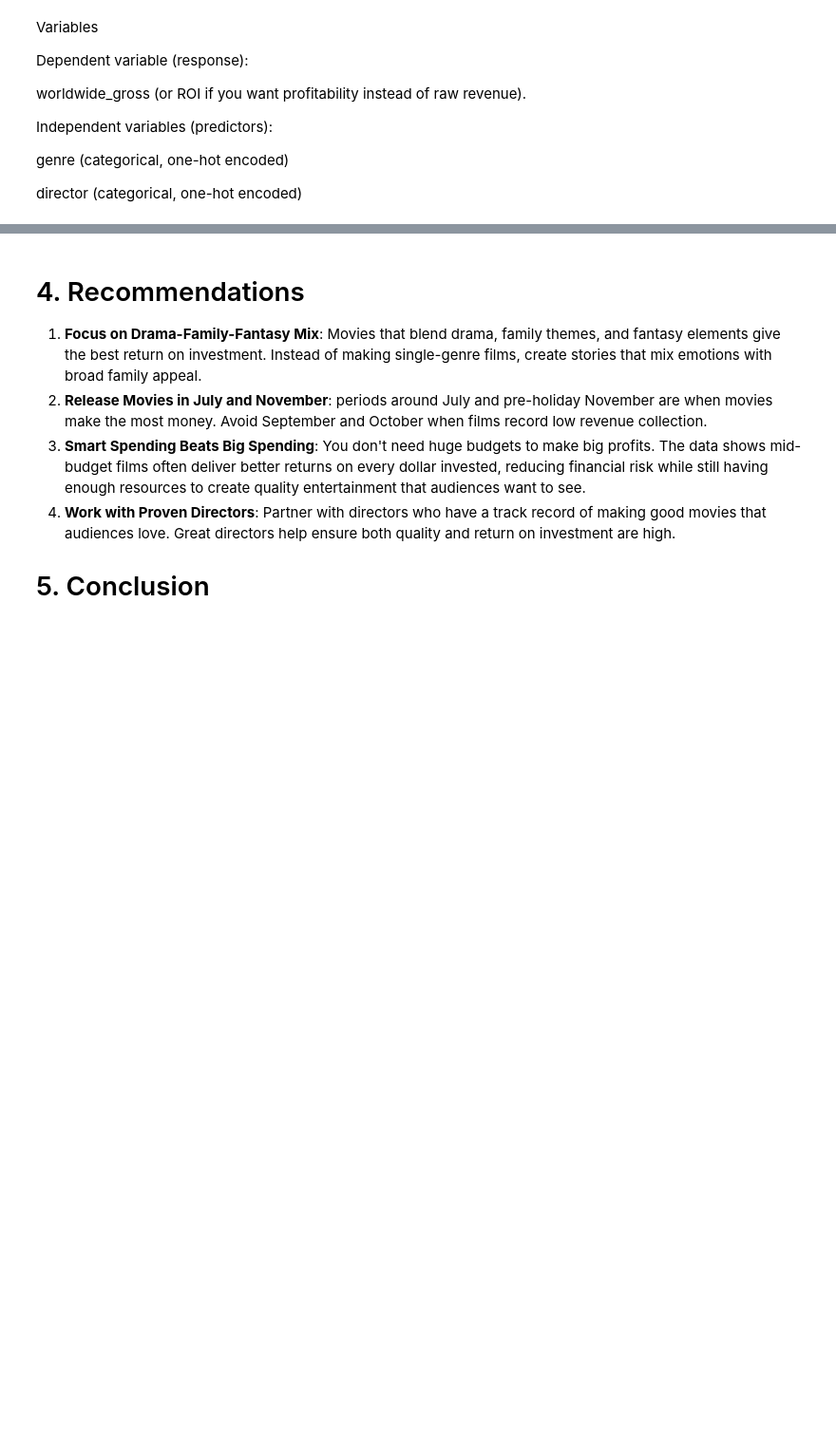
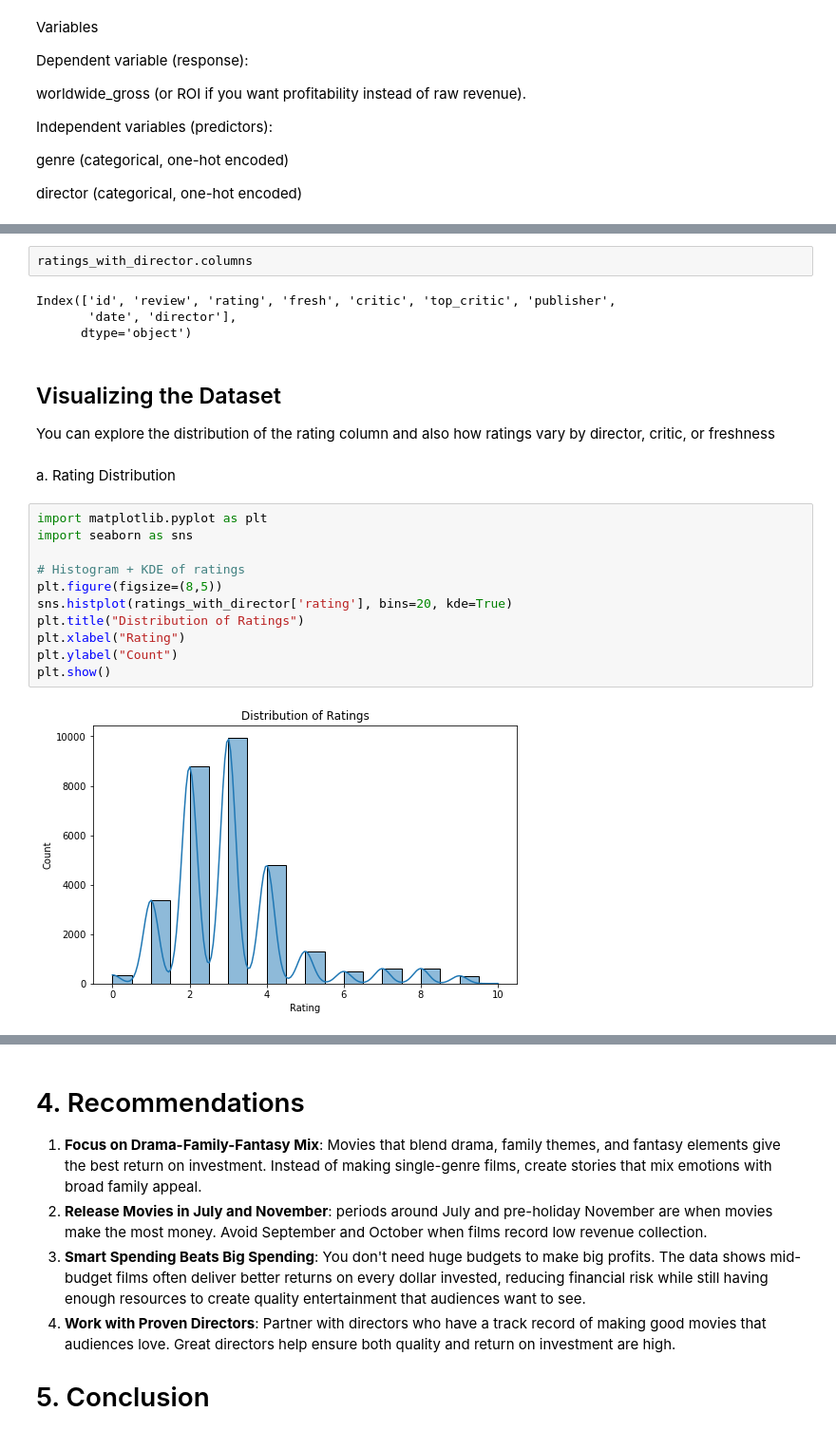
Before and after one commit to Saadia-ramo/phase2_project7, a Jupyter notebook: Notebook.ipynb, the cells around one changed output, grey strips where cells are left out. Shown at 95% size. Cells and saved outputs as stored; diff of their text form; blank space fills up the shorter version.

```diff
--- a/Notebook.ipynb
+++ b/Notebook.ipynb
@@ -1663,0 +1660,25 @@ averagerating (proxy for reception/critical buzz)
+# %%
+ratings_with_director.columns
+# %% [output]
+Index(['id', 'review', 'rating', 'fresh', 'critic', 'top_critic', 'publisher',
+       'date', 'director'],
+      dtype='object')
+# %% [markdown]
+## Visualizing the Dataset
+
+You can explore the distribution of the rating column and also how ratings vary by director, critic, or freshness
+# %% [markdown]
+a. Rating Distribution
+# %%
+import matplotlib.pyplot as plt
+import seaborn as sns
+
+# Histogram + KDE of ratings
+plt.figure(figsize=(8,5))
+sns.histplot(ratings_with_director['rating'], bins=20, kde=True)
+plt.title("Distribution of Ratings")
+plt.xlabel("Rating")
+plt.ylabel("Count")
+plt.show()
+# %% [output]
+[figure, added]
```
Also changed, not shown: parts of 27 cells of this notebook.
